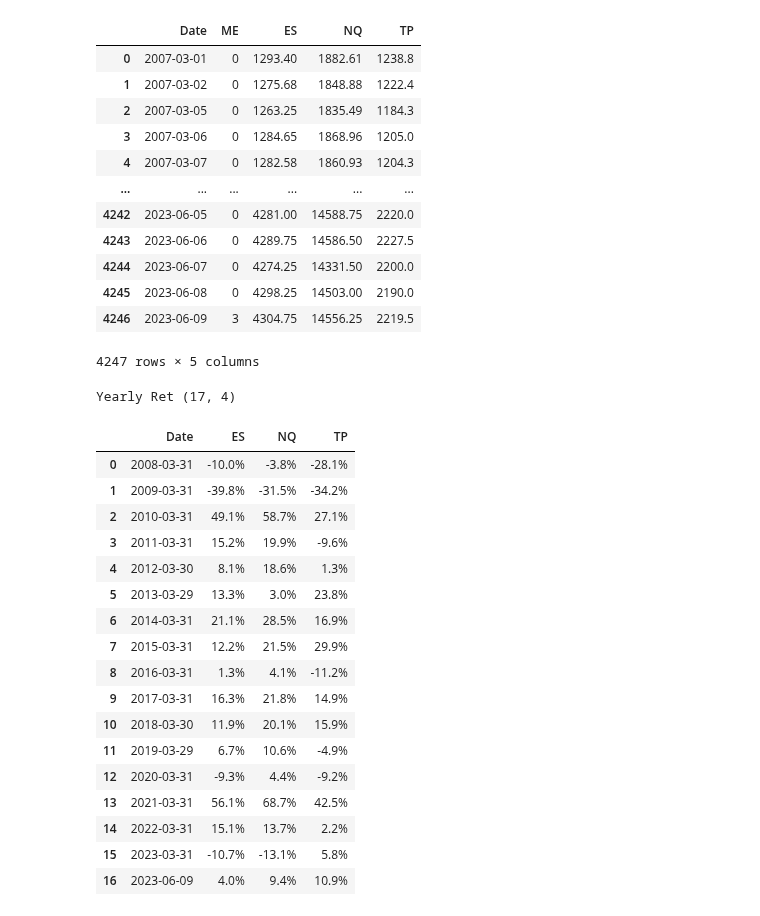
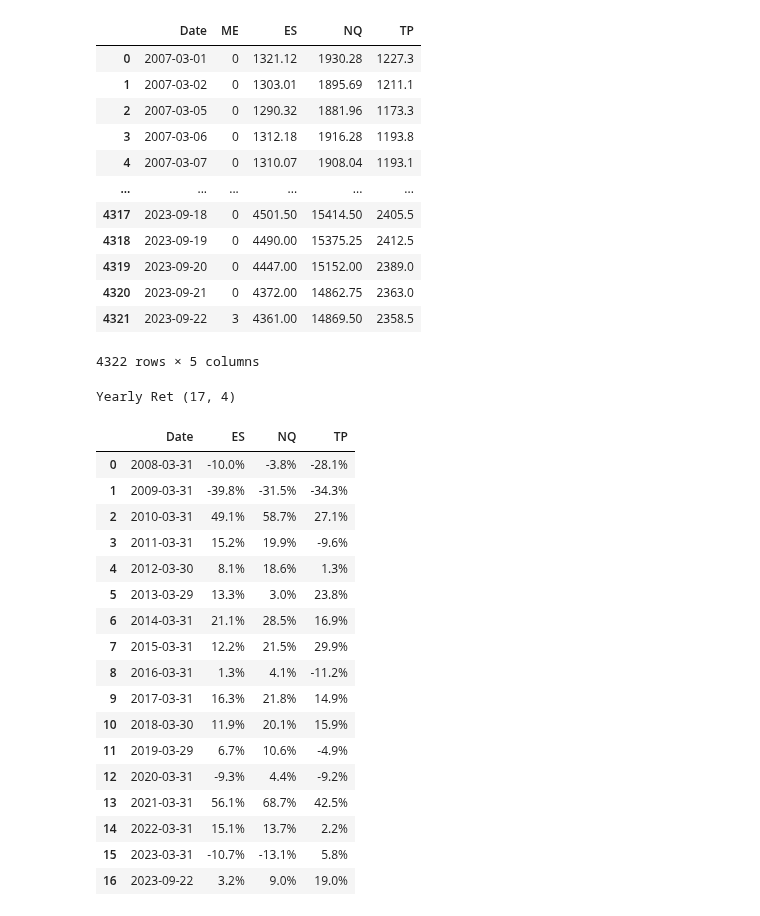
Before and after one commit to ken-100/Investment_Python, a Jupyter notebook: Calculations/PastPerformance.ipynb, the cells around one changed output. Drawn from its saved outputs; the diff is of its cells as text; code cells hidden in the pictures.

```diff
--- a/Calculations/PastPerformance.ipynb
+++ b/Calculations/PastPerformance.ipynb
@@ -9,67 +9,61 @@ pd.set_option("display.max_columns", 70)
 # %%
 def ME(df):
     for i in range(1,len(df)):
         if df.loc[i,"Date"].month != df.loc[i-1,"Date"].month:
             if df.loc[i-1,"Date"].month ==3:
                 df.loc[i-1,"ME"] = 3
             else:
                 df.loc[i-1,"ME"] = 1
     df.loc[len(df)-1,"ME"] = 3
 
     return df
 
 
-con = pdblp.BCon(timeout=5000)
-con.start()
-
 L = ["ES","NQ","TP"]
-T=[]
-for i in range(len(L)):
-    T += [L[i]+"1 Index"]
+T = [i+"1 Index" for i in L]
 
 d_from = "20070301"
 d_to = workdays.workday(datetime.datetime.today(), days=-1).strftime("%Y%m%d")
 
-df = con.bdh(T, ["px_last"], d_from, d_to,
-            elms = [("nonTradingDayFillOption","NON_TRADING_WEEKDAYS"),("nonTradingDayFillMethod","PREVIOUS_VALUE")]).reset_index()
-df = df[["date"]+T]
+df = blp.bdh(T, ["px_last"], d_from, d_to, Calendar="5D", Fill="P" ).reset_index()
+df = df[["index"]+T]
 df.columns = ["Date"] + L
 df.insert(1,"ME",0)
 
 df = ME(df)
 df
 # %% [output]
 |  | Date | ME | ES | NQ | TP |
-| 0 | 2007-03-01 | 0 | 1293.40 | 1882.61 | 1238.8 |
-| 1 | 2007-03-02 | 0 | 1275.68 | 1848.88 | 1222.4 |
-| 2 | 2007-03-05 | 0 | 1263.25 | 1835.49 | 1184.3 |
-| 3 | 2007-03-06 | 0 | 1284.65 | 1868.96 | 1205.0 |
-| 4 | 2007-03-07 | 0 | 1282.58 | 1860.93 | 1204.3 |
+| 0 | 2007-03-01 | 0 | 1321.12 | 1930.28 | 1227.3 |
+| 1 | 2007-03-02 | 0 | 1303.01 | 1895.69 | 1211.1 |
+| 2 | 2007-03-05 | 0 | 1290.32 | 1881.96 | 1173.3 |
+| 3 | 2007-03-06 | 0 | 1312.18 | 1916.28 | 1193.8 |
+| 4 | 2007-03-07 | 0 | 1310.07 | 1908.04 | 1193.1 |
 | ... | ... | ... | ... | ... | ... |
-| 4242 | 2023-06-05 | 0 | 4281.00 | 14588.75 | 2220.0 |
-| 4243 | 2023-06-06 | 0 | 4289.75 | 14586.50 | 2227.5 |
-| 4244 | 2023-06-07 | 0 | 4274.25 | 14331.50 | 2200.0 |
-| 4245 | 2023-06-08 | 0 | 4298.25 | 14503.00 | 2190.0 |
-| 4246 | 2023-06-09 | 3 | 4304.75 | 14556.25 | 2219.5 |
+| 4317 | 2023-09-18 | 0 | 4501.50 | 15414.50 | 2405.5 |
+| 4318 | 2023-09-19 | 0 | 4490.00 | 15375.25 | 2412.5 |
+| 4319 | 2023-09-20 | 0 | 4447.00 | 15152.00 | 2389.0 |
+| 4320 | 2023-09-21 | 0 | 4372.00 | 14862.75 | 2363.0 |
+| 4321 | 2023-09-22 | 3 | 4361.00 | 14869.50 | 2358.5 |
-4247 rows × 5 columns
+4322 rows × 5 columns
 # %%
 def Ret(k):
-    tmp = df.loc[df["ME"]>=k,["Date"]+[x for x in L]]
-
-    for j in L:
-        tmp[j] = tmp[j].pct_change()
-
-    tmp = tmp.iloc[1:].reset_index(drop=True)
-    tmp = tmp[["Date"]+L]
-
+    tmp = df[df["ME"] >= k].copy()
+    tmp[L] = tmp[L].pct_change()
+    tmp = tmp.dropna().reset_index(drop=True)[["Date"] + L]
     return tmp
+    # tmp = df.loc[df["ME"]>=k,["Date"]+[x for x in L]]
+    # for j in L:
+    #     tmp[j] = tmp[j].pct_change()
+    # tmp = tmp.iloc[1:].reset_index(drop=True)
+    # tmp = tmp[["Date"]+L]
 
 
 def Percent(tmp):
-    for i in range(len(tmp)):
-        tmp.iloc[i,1:] = tmp.iloc[i,1:].apply("{:.1%}".format)
-
+    tmp[L] = (tmp[L] * 100).round(1).astype(str) + '%'
     return tmp
+    # for i in range(len(tmp)):
+    #     tmp.iloc[i,1:] = tmp.iloc[i,1:].apply("{:.1%}".format)
 
 tmp = Percent(Ret(3))
 print("Yearly Ret",tmp.shape)
@@ -78,7 +72,7 @@ tmp
 Yearly Ret (17, 4)
 |  | Date | ES | NQ | TP |
 | 0 | 2008-03-31 | -10.0% | -3.8% | -28.1% |
-| 1 | 2009-03-31 | -39.8% | -31.5% | -34.2% |
+| 1 | 2009-03-31 | -39.8% | -31.5% | -34.3% |
 | 2 | 2010-03-31 | 49.1% | 58.7% | 27.1% |
 | 3 | 2011-03-31 | 15.2% | 19.9% | -9.6% |
 | 4 | 2012-03-30 | 8.1% | 18.6% | 1.3% |
@@ -93,7 +87,7 @@ Yearly Ret (17, 4)
 | 13 | 2021-03-31 | 56.1% | 68.7% | 42.5% |
 | 14 | 2022-03-31 | 15.1% | 13.7% | 2.2% |
 | 15 | 2023-03-31 | -10.7% | -13.1% | 5.8% |
-| 16 | 2023-06-09 | 4.0% | 9.4% | 10.9% |
+| 16 | 2023-09-22 | 3.2% | 9.0% | 19.0% |
 # %%
 tmp = Percent(Ret(1))
 print("Monthly Ret",tmp.shape)
```
Also changed, not shown: parts of 8 cells of this notebook.
